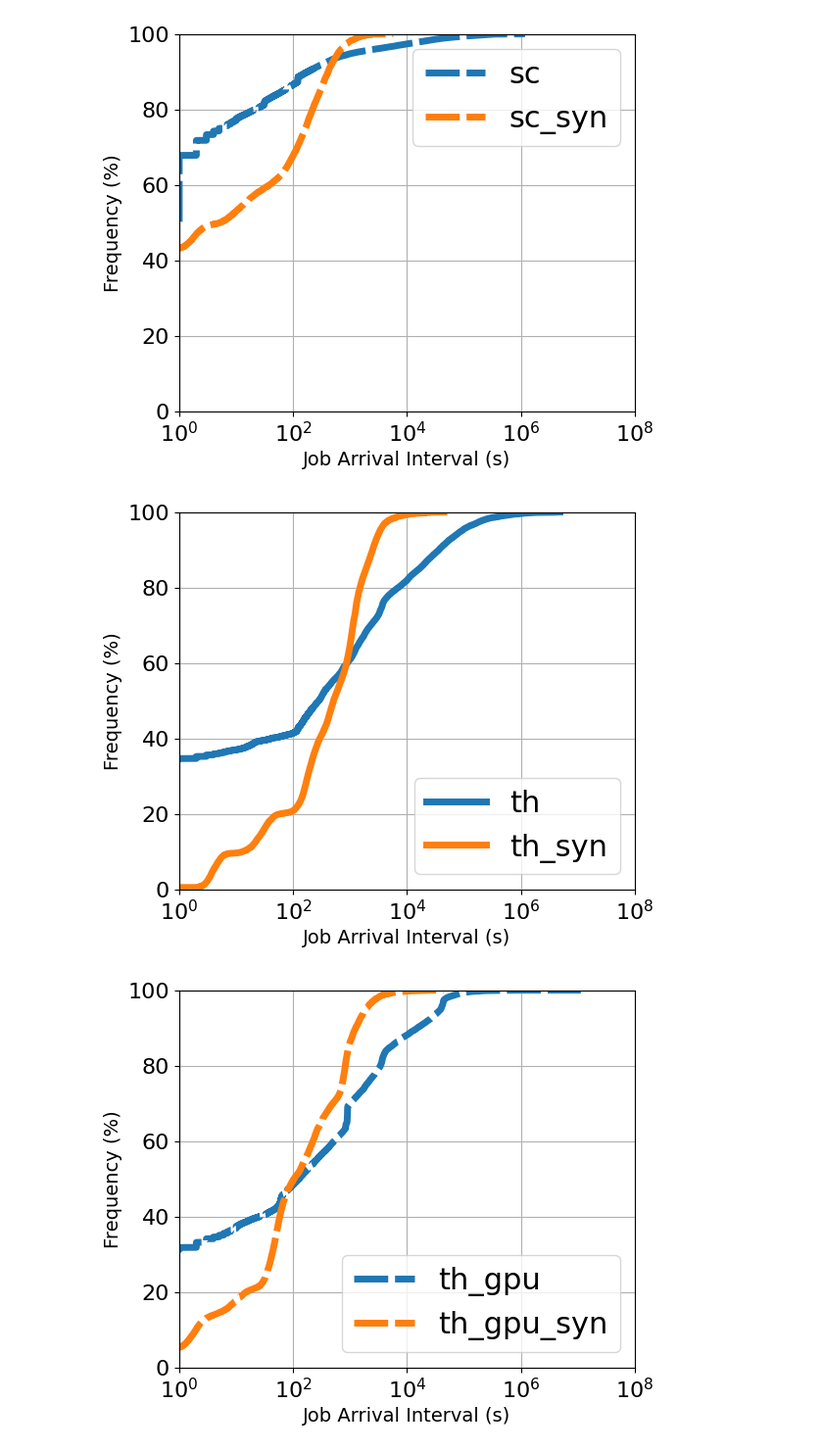
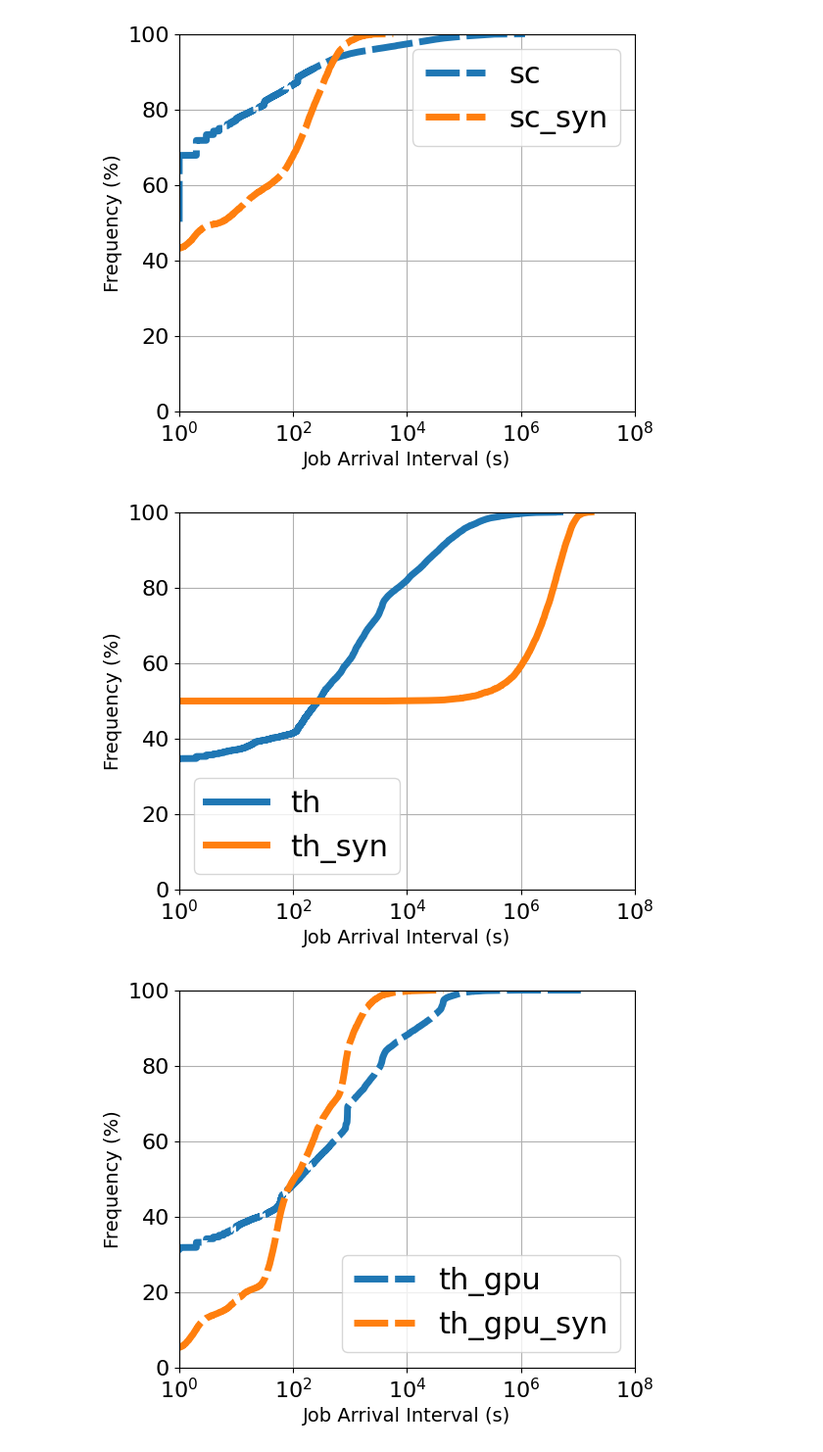
Before and after one commit to MonishSoundarRaj/data_check_generator, a Jupyter notebook: comparing_with_syn_plots.ipynb, the cells around one changed output. Shown at 98% size. Cells and saved outputs as stored; diff of their text form; code cells hidden in the pictures.

```diff
--- a/comparing_with_syn_plots.ipynb
+++ b/comparing_with_syn_plots.ipynb
@@ -22,13 +22,13 @@ sc_df = pd.read_csv("/content/drive/My Drive/data_clusters_u/data_supercloud.csv
 th_df = pd.read_csv("/content/drive/My Drive/data_clusters_u/data_theta.csv")
 th_gpu_df = pd.read_csv("/content/drive/My Drive/data_clusters_u/data_thetagpu.csv")
 # Syn_data_below
-bw_syn_df = pd.read_csv("./data_bw_cgs.csv")
-mira_syn_df = pd.read_csv("./data_mira_cgs.csv")
-philly_syn_df = pd.read_csv("./data_philly_cgs.csv")
-helios_syn_df = pd.read_csv("./data_helios_cgs.csv")
-sc_syn_df = pd.read_csv("./data_sc_cgs.csv")
-th_syn_df = pd.read_csv("./data_theta_cgs.csv")
-th_gpu_syn_df = pd.read_csv("./data_thgpu_cgs.csv")
+# bw_syn_df = pd.read_csv("./data_bw_cgs.csv")
+# mira_syn_df = pd.read_csv("./data_mira_cgs.csv")
+# philly_syn_df = pd.read_csv("./data_philly_cgs.csv")
+# helios_syn_df = pd.read_csv("./data_helios_cgs.csv")
+# sc_syn_df = pd.read_csv("./data_sc_cgs.csv")
+th_syn_df = pd.read_csv("./fast_theta_data.csv")
+# th_gpu_syn_df = pd.read_csv("./data_thgpu_cgs.csv")
 # %%
 columns=["job", "user", "project", "state", "gpu_num", "cpu_num", "node_num",  "run_time", "wall_time", "new_status", "interval"]
 # %%
@@ -309,13 +309,13 @@ plt.xscale("log")
 # %%
 plt.style.use("default")
 plt.figure(figsize=[6.,5])
 plot_cdf(get_interval(th_df["submit_time"]), 100099,"Job Arrival Interval (s)", linestyle="-")
-plot_cdf(th_syn_df["interval"], 100099,"Job Arrival Interval (s)", linestyle="-")
+plot_cdf(get_interval(th_syn_df["submit_time"]), 100099,"Job Arrival Interval (s)", linestyle="-")
 plt.rc('legend',fontsize=22)
 plt.legend(["th", "th_syn"])
 plt.xscale("log")
 # %% [output]
-[figure, old version]
+[figure, new version]
 # %%
 plt.style.use("default")
 plt.figure(figsize=[6.,5])
```
Also changed, not shown: parts of 3 cells of this notebook.
